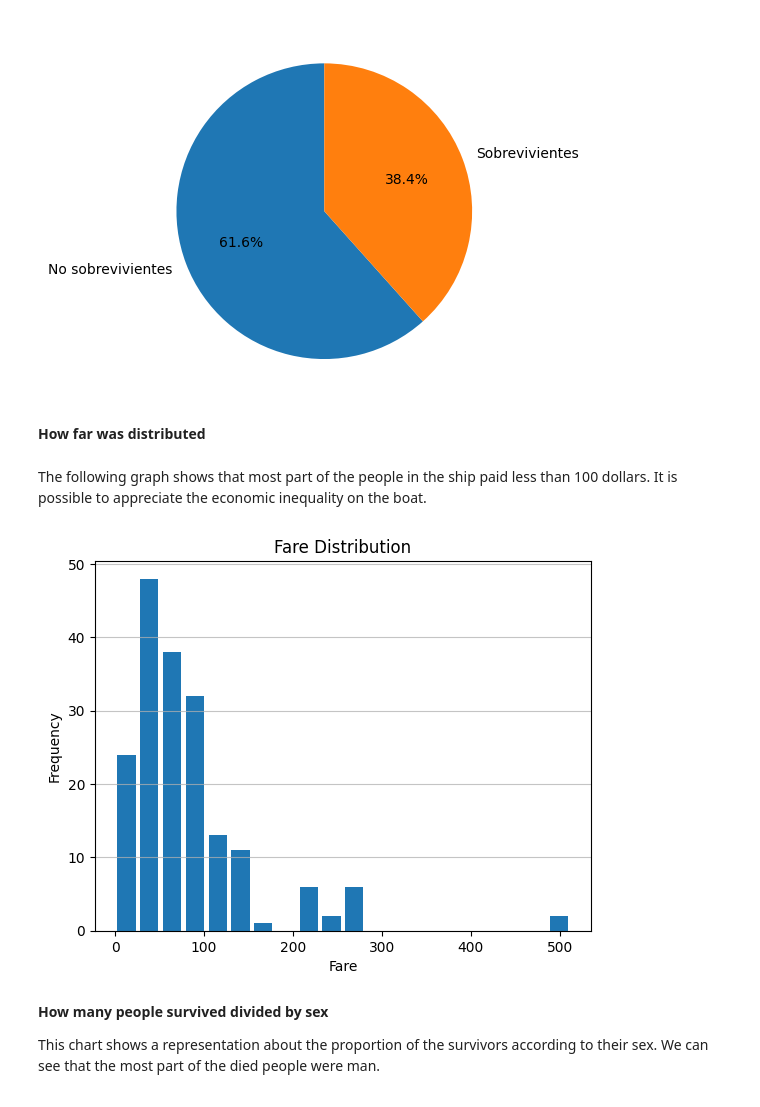
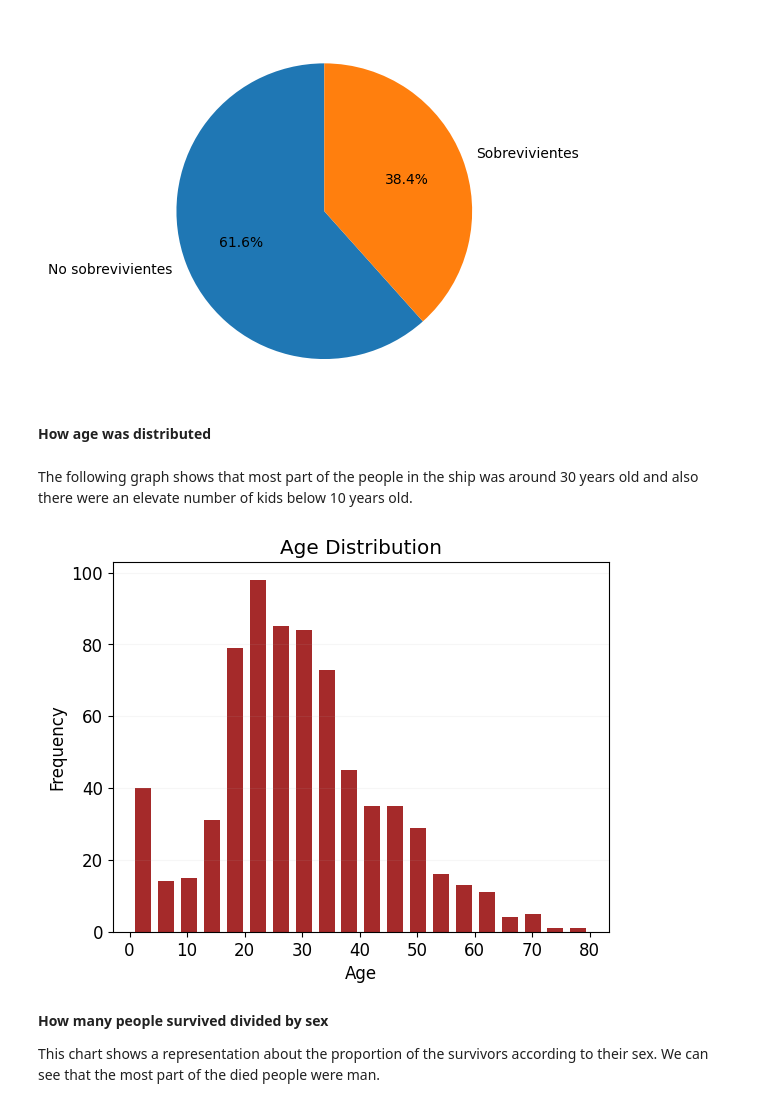
Before and after one commit to Fecry/MetNumUN2024I, a Jupyter notebook: quiz3/crramirezmo_Quiz3.ipynb, the cells around one changed output. Saved outputs shown, nothing was run; the diff lists cells and outputs as text; code cells hidden in the pictures.

```diff
--- a/quiz3/crramirezmo_Quiz3.ipynb
+++ b/quiz3/crramirezmo_Quiz3.ipynb
@@ -676,19 +676,19 @@ plt.show()
 # %% [output]
 [figure]
 # %% [markdown]
-**How far was distributed**
+**How age was distributed**
-# %% [markdown]
-The following graph shows that most part of the people in the ship paid less than 100 dollars. It is possible to appreciate the economic inequality on the boat.
+# %% [markdown]
+The following graph shows that most part of the people in the ship was around 30 years old and also there were an elevate number of kids below 10 years old.
 # %%
-fare = non_null_rows_titanic['Fare']
-plt.hist(fare, bins=20, rwidth=0.8)
-plt.xlabel('Fare')
+age = titanic['Age']
+plt.hist(age, bins=20, rwidth=0.7, facecolor='brown')
+plt.xlabel('Age')
 plt.ylabel('Frequency')
-plt.grid(axis='y', alpha=0.75)
-plt.title('Fare Distribution')
+plt.grid(axis='y', alpha=0.1)
+plt.title('Age Distribution')
 plt.show()
 # %% [output]
-[figure, old version]
+[figure, new version]
 # %% [markdown]
 **How many people survived divided by sex**
 
```
